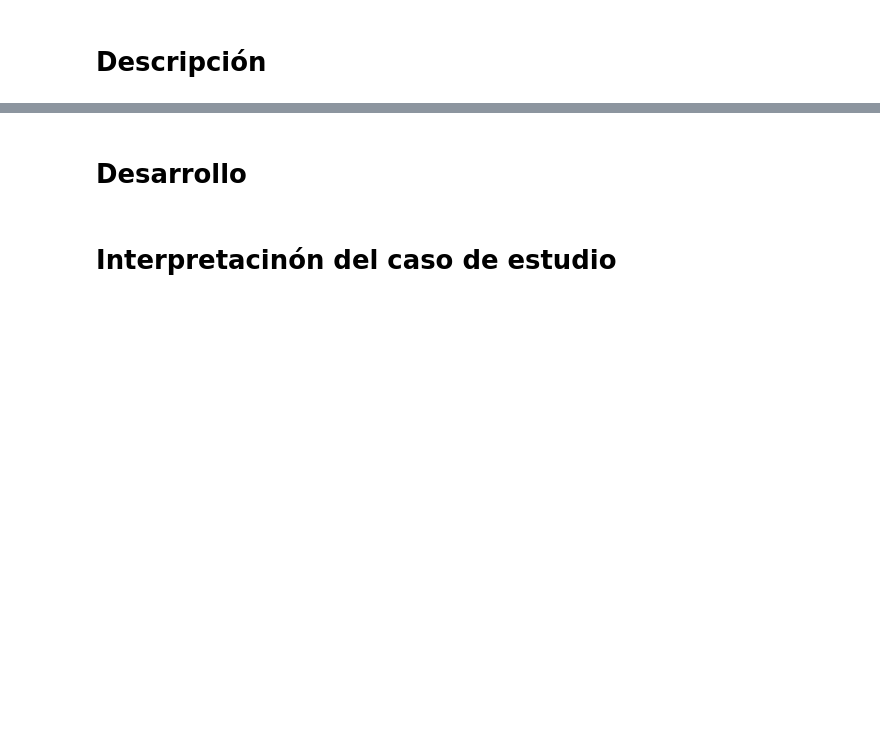
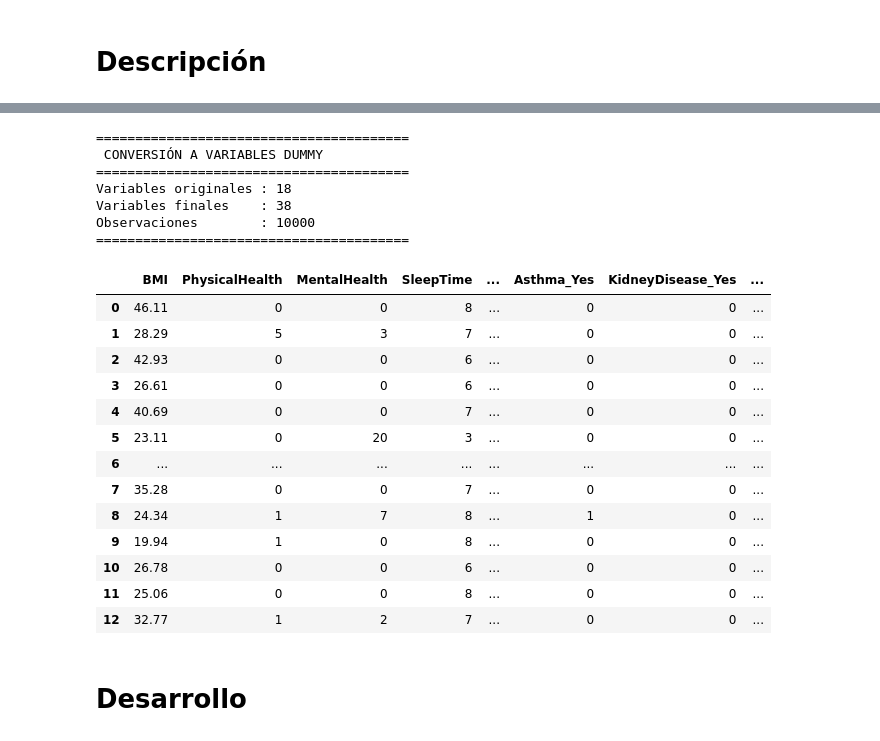
Before and after one commit to rpizarrog/Libro-Aprendizaje-Automatico.-Casos-de-Estudio-con-R-y-Python, a Jupyter notebook: Python NoteBooks/Clasificación_regresión_logistica_bonomial_danos_al_corazón.ipynb, the cells around one changed output, grey strips where cells are left out. Drawn from its saved outputs; the diff is of its cells as text; code cells hidden in the pictures; blank space fills up the shorter version.

```diff
--- a/Python NoteBooks/Clasificación_regresión_logistica_bonomial_danos_al_corazón.ipynb
+++ b/Python NoteBooks/Clasificación_regresión_logistica_bonomial_danos_al_corazón.ipynb
@@ -42,4 +1515,27 @@ Las funciones se pueden encontrar y reutilizar desde el espacio *github.com* **P
+# %%
+datos_transformados = f_convertir_dummys(datos)
+f_visualizar_head_tail_reducido(datos_transformados)
+# %% [output]
+========================================
+ CONVERSIÓN A VARIABLES DUMMY
+========================================
+Variables originales : 18
+Variables finales    : 38
+Observaciones        : 10000
+========================================
+|  | BMI | PhysicalHealth | MentalHealth | SleepTime | ... | Asthma_Yes | KidneyDisease_Yes | ... |
+| 0 | 46.11 | 0 | 0 | 8 | ... | 0 | 0 | ... |
+| 1 | 28.29 | 5 | 3 | 7 | ... | 0 | 0 | ... |
+| 2 | 42.93 | 0 | 0 | 6 | ... | 0 | 0 | ... |
+| 3 | 26.61 | 0 | 0 | 6 | ... | 0 | 0 | ... |
+| 4 | 40.69 | 0 | 0 | 7 | ... | 0 | 0 | ... |
+| 5 | 23.11 | 0 | 20 | 3 | ... | 0 | 0 | ... |
+| 6 | ... | ... | ... | ... | ... | ... | ... | ... |
+| 7 | 35.28 | 0 | 0 | 7 | ... | 0 | 0 | ... |
+| 8 | 24.34 | 1 | 7 | 8 | ... | 1 | 0 | ... |
+| 9 | 19.94 | 1 | 0 | 8 | ... | 0 | 0 | ... |
+| 10 | 26.78 | 0 | 0 | 6 | ... | 0 | 0 | ... |
+| 11 | 25.06 | 0 | 0 | 8 | ... | 0 | 0 | ... |
+| 12 | 32.77 | 1 | 2 | 7 | ... | 0 | 0 | ... |
 # %% [markdown]
 # Desarrollo
-# %% [markdown]
-# Interpretacinón del caso de estudio
```
Also changed, not shown: parts of 38 cells of this notebook.
